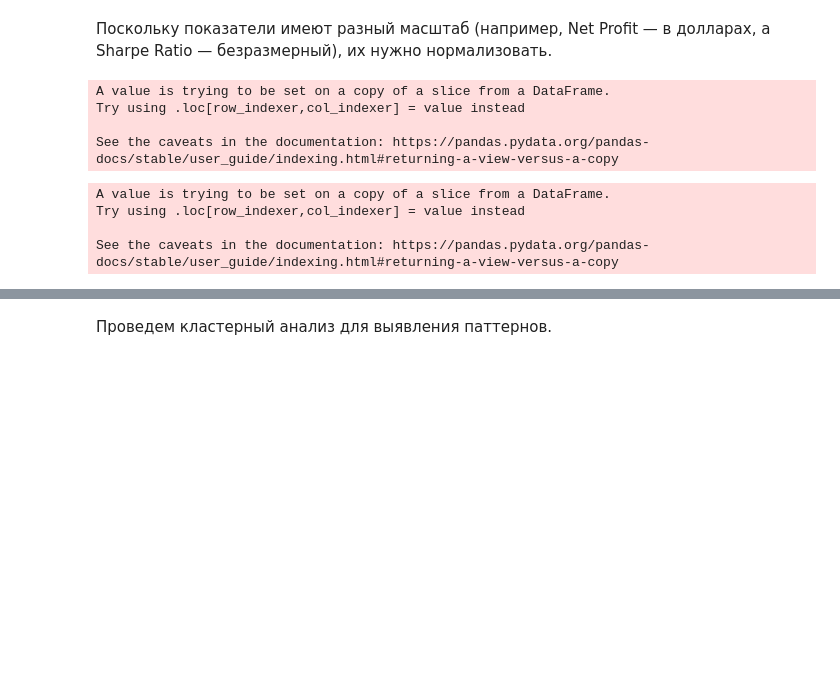
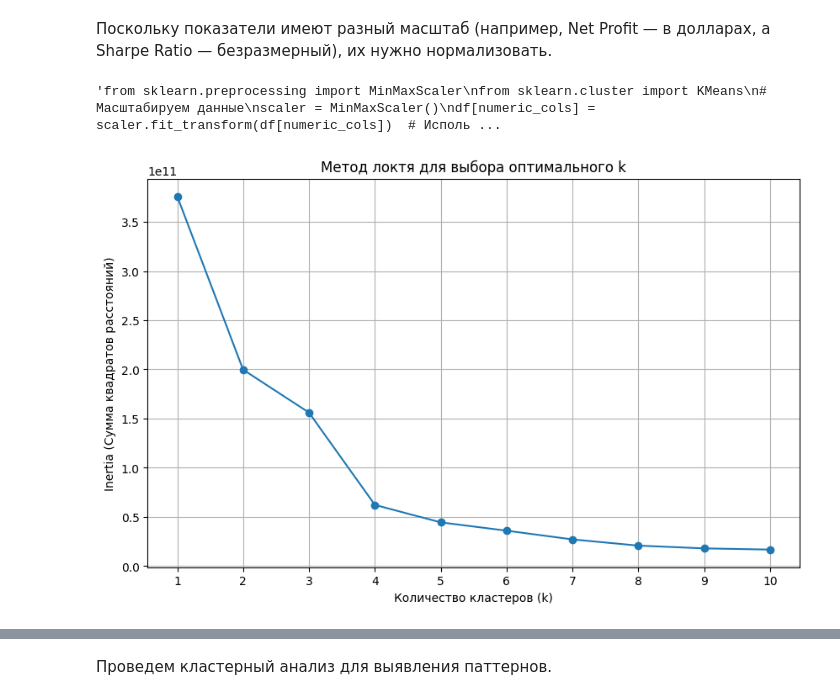
Before and after one commit to xndrf/2engine, a Jupyter notebook: REDA.ipynb, the cells around one changed output, grey strips where cells are left out. Cells and saved outputs as stored; diff of their text form; code cells hidden in the pictures; blank space fills up the shorter version.

```diff
--- a/REDA.ipynb
+++ b/REDA.ipynb
@@ -594,7 +594,7 @@ df
 Надо числовые колонки привести подобающий вид.
 Колонки `['title', 'Margin calls']` - останутся как есть
 # %%
-df[['Sharpe ratio', 'Sortino ratio', 'Profit factor']] = df[['Sharpe ratio', 'Sortino ratio', 'Profit factor']].map(convert_to_numeric)
+df[['Sharpe ratio', 'Sortino ratio', 'Profit factor']] = df[['Sharpe ratio', 'Sortino ratio', 'Profit factor']].applymap(convert_to_numeric)
 # %%
 # df_ratio.describe()
 # %% [markdown]
@@ -794,26 +805,32 @@ df
 # %% [markdown]
 Поскольку показатели имеют разный масштаб (например, Net Profit — в долларах, а Sharpe Ratio — безразмерный), их нужно нормализовать.
 # %%
-from sklearn.preprocessing import MinMaxScaler
+"""from sklearn.preprocessing import MinMaxScaler
 from sklearn.cluster import KMeans
 # Масштабируем данные
 scaler = MinMaxScaler()
-dff[numeric_cols] = scaler.fit_transform(df[numeric_cols])  # Используем df для масштабирования
+df[numeric_cols] = scaler.fit_transform(df[numeric_cols])  # Используем df для масштабирования"""
 # %% [output]
-A value is trying to be set on a copy of a slice from a DataFrame.
-Try using .loc[row_indexer,col_indexer] = value instead
-
-See the caveats in the documentation: https://pandas.pydata.org/pandas-docs/stable/user_guide/indexing.html#returning-a-view-versus-a-copy
+'from sklearn.preprocessing import MinMaxScaler\nfrom sklearn.cluster import KMeans\n# Масштабируем данные\nscaler = MinMaxScaler()\ndf[numeric_cols] = scaler.fit_transform(df[numeric_cols])  # Исполь ...
 # %%
-# Кластеризация
-X = dff[numeric_cols]
-kmeans = KMeans(n_clusters=3, random_state=42)  # Разделим на 3 группы
-dff['Cluster'] = kmeans.fit_predict(X)
+#  Метод локтя (Elbow Method)
+from sklearn.cluster import KMeans
+X = df[numeric_cols]
 
-# Добавляем колонку 'Cluster' в основной DataFrame df
-df['Cluster'] = dff['Cluster']
+inertia = []
+for k in range(1, 11):
+    kmeans = KMeans(n_clusters=k, random_state=42)
+    kmeans.fit(X)
+    inertia.append(kmeans.inertia_)
+
+# График метода локтя
+plt.figure(figsize=(10, 6))
+plt.plot(range(1, 11), inertia, marker='o')
+plt.xlabel('Количество кластеров (k)')
+plt.ylabel('Inertia (Сумма квадратов расстояний)')
+plt.title('Метод локтя для выбора оптимального k')
+plt.xticks(range(1, 11))
+plt.grid()
+plt.show()
 # %% [output]
-A value is trying to be set on a copy of a slice from a DataFrame.
-Try using .loc[row_indexer,col_indexer] = value instead
-
-See the caveats in the documentation: https://pandas.pydata.org/pandas-docs/stable/user_guide/indexing.html#returning-a-view-versus-a-copy
+[figure, added]
```
Also changed, not shown: parts of 17 cells of this notebook.
